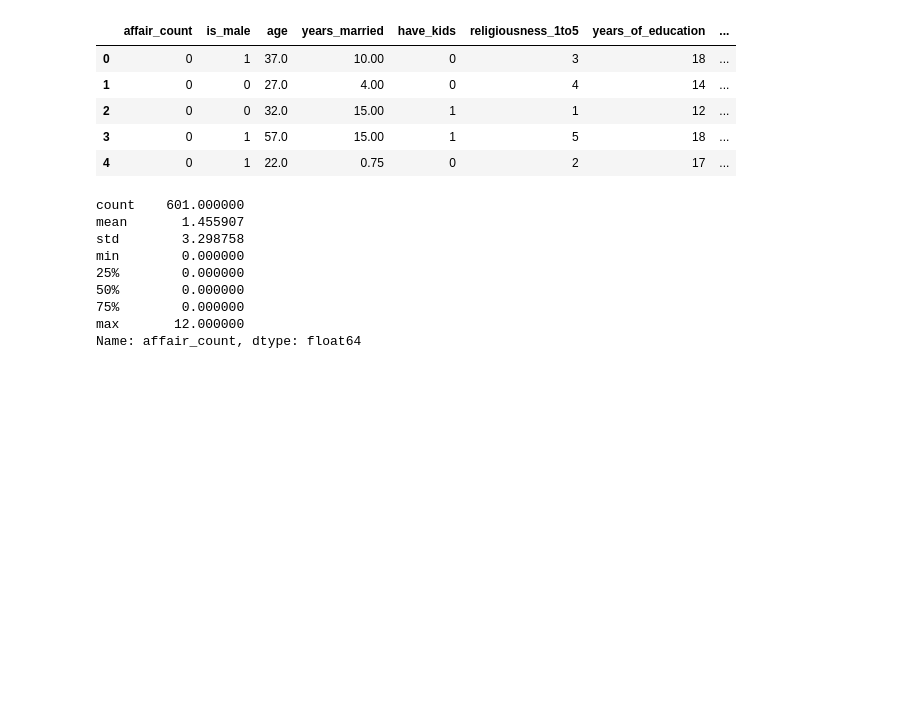
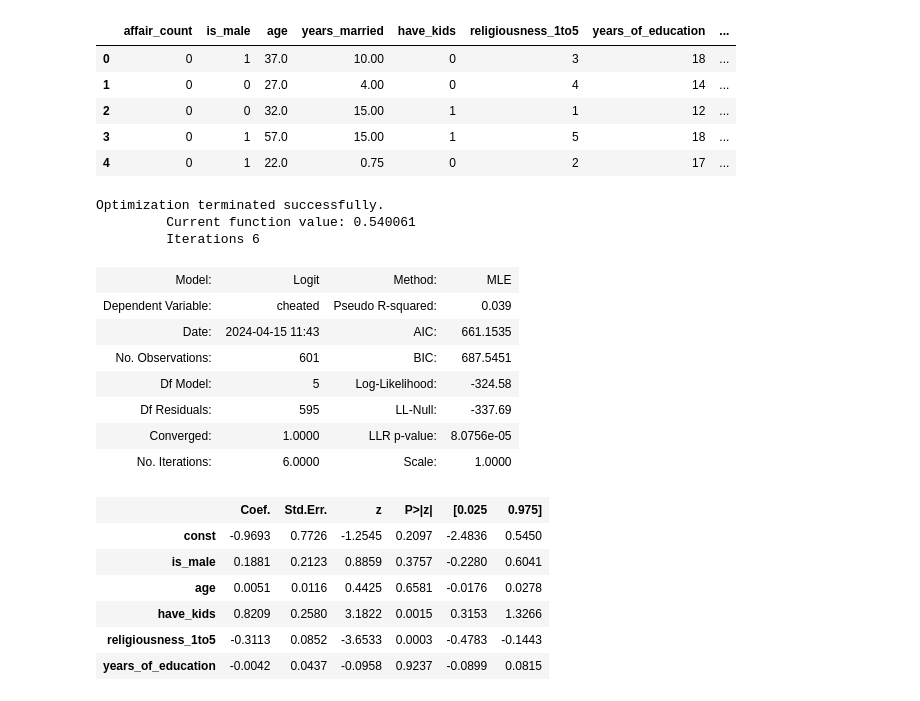
Before and after one commit to rjwrobel86/Python4Statistics, a Jupyter notebook: Notebooks/LogisticRegression.ipynb, the cells around one changed output. Saved outputs shown, nothing was run; the diff lists cells and outputs as text; code cells hidden in the pictures; blank space fills up the shorter version.

```diff
--- a/Notebooks/LogisticRegression.ipynb
+++ b/Notebooks/LogisticRegression.ipynb
@@ -375,17 +375,31 @@ df.head()
 | 3 | 0 | 1 | 57.0 | 15.00 | 1 | 5 | 18 | ... |
 | 4 | 0 | 1 | 22.0 | 0.75 | 0 | 2 | 17 | ... |
 # %%
-y = df['affair_count']
-y.describe()
+df['cheated'] = df['affair_count'].apply(lambda x: 1 if x != 0 else 0)
 
-df['cheated'] = df['affair_count'].apply(lambda x: 1 if x != 0 else 0)
+y = df['cheated']
+X = df[['is_male','age','have_kids','religiousness_1to5','years_of_education']]
+X = sm.add_constant(X)
+
+model = sm.Logit(y, X)
+result = model.fit()
+result.summary2() #Summary2 includes AIC and BIC
 # %% [output]
-count    601.000000
-mean       1.455907
-std        3.298758
-min        0.000000
-25%        0.000000
-50%        0.000000
-75%        0.000000
-max       12.000000
-Name: affair_count, dtype: float64
+Optimization terminated successfully.
+         Current function value: 0.540061
+         Iterations 6
+| Model: | Logit | Method: | MLE |
+| Dependent Variable: | cheated | Pseudo R-squared: | 0.039 |
+| Date: | 2024-04-15 11:43 | AIC: | 661.1535 |
+| No. Observations: | 601 | BIC: | 687.5451 |
+| Df Model: | 5 | Log-Likelihood: | -324.58 |
+| Df Residuals: | 595 | LL-Null: | -337.69 |
+| Converged: | 1.0000 | LLR p-value: | 8.0756e-05 |
+| No. Iterations: | 6.0000 | Scale: | 1.0000 |
+|  | Coef. | Std.Err. | z | P>|z| | [0.025 | 0.975] |
+| const | -0.9693 | 0.7726 | -1.2545 | 0.2097 | -2.4836 | 0.5450 |
+| is_male | 0.1881 | 0.2123 | 0.8859 | 0.3757 | -0.2280 | 0.6041 |
+| age | 0.0051 | 0.0116 | 0.4425 | 0.6581 | -0.0176 | 0.0278 |
+| have_kids | 0.8209 | 0.2580 | 3.1822 | 0.0015 | 0.3153 | 1.3266 |
+| religiousness_1to5 | -0.3113 | 0.0852 | -3.6533 | 0.0003 | -0.4783 | -0.1443 |
+| years_of_education | -0.0042 | 0.0437 | -0.0958 | 0.9237 | -0.0899 | 0.0815 |
```
Also changed, not shown: parts of 1 cell of this notebook, 3 other files.
